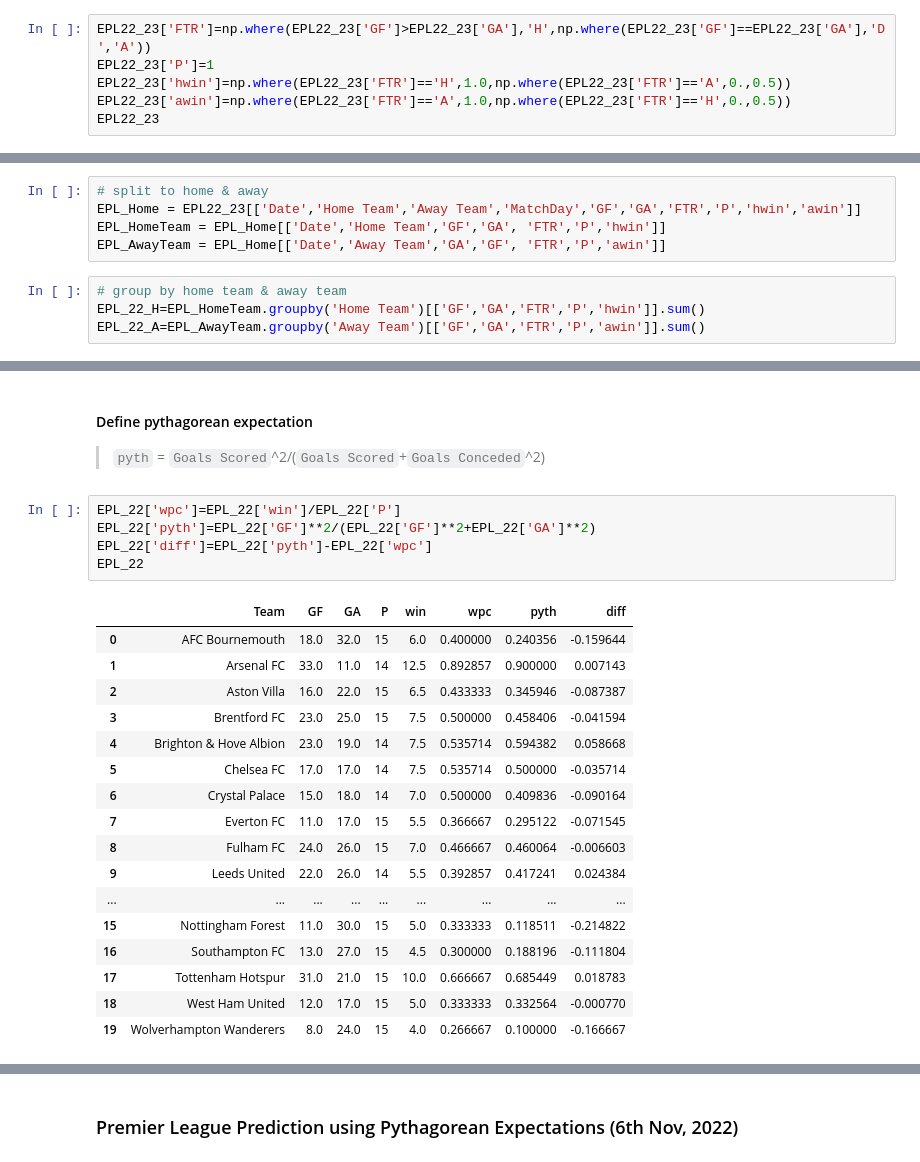
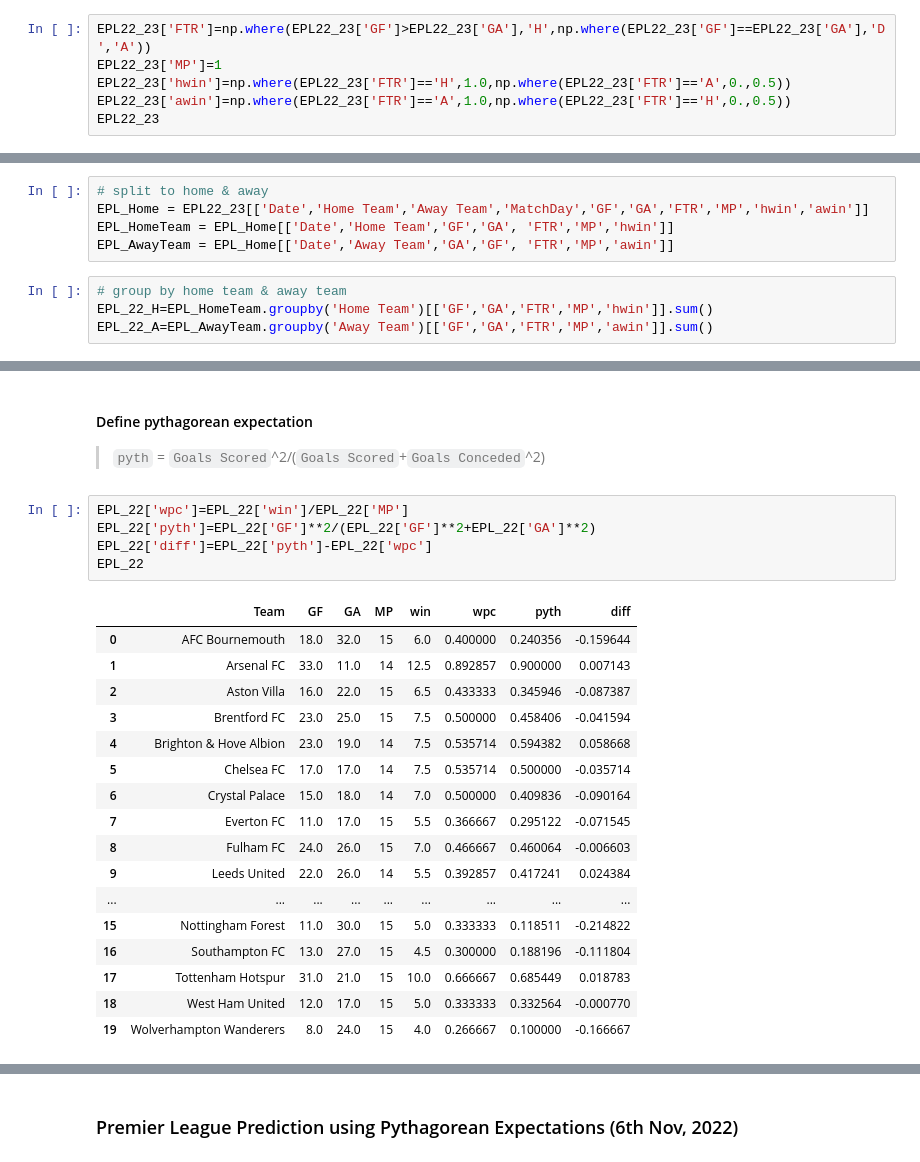
Before and after one commit to oanokyen/ml-projs, a Jupyter notebook: EPL Prediction/EPL Prediction.ipynb, the cells around one changed output, grey strips where cells are left out. Cells and saved outputs as stored; diff of their text form.

```diff
--- a/EPL Prediction/EPL Prediction.ipynb
+++ b/EPL Prediction/EPL Prediction.ipynb
@@ -41,7 +41,7 @@ Create columns
 >`awin` = away win
 # %%
 EPL22_23['FTR']=np.where(EPL22_23['GF']>EPL22_23['GA'],'H',np.where(EPL22_23['GF']==EPL22_23['GA'],'D','A'))
-EPL22_23['P']=1
+EPL22_23['MP']=1
 EPL22_23['hwin']=np.where(EPL22_23['FTR']=='H',1.0,np.where(EPL22_23['FTR']=='A',0.,0.5))
 EPL22_23['awin']=np.where(EPL22_23['FTR']=='A',1.0,np.where(EPL22_23['FTR']=='H',0.,0.5))
 EPL22_23
@@ -61,13 +61,13 @@ EPL22_23
 146 rows × 16 columns
 # %%
 # split to home & away
-EPL_Home = EPL22_23[['Date','Home Team','Away Team','MatchDay','GF','GA','FTR','P','hwin','awin']]
-EPL_HomeTeam = EPL_Home[['Date','Home Team','GF','GA', 'FTR','P','hwin']]
-EPL_AwayTeam = EPL_Home[['Date','Away Team','GA','GF', 'FTR','P','awin']]
+EPL_Home = EPL22_23[['Date','Home Team','Away Team','MatchDay','GF','GA','FTR','MP','hwin','awin']]
+EPL_HomeTeam = EPL_Home[['Date','Home Team','GF','GA', 'FTR','MP','hwin']]
+EPL_AwayTeam = EPL_Home[['Date','Away Team','GA','GF', 'FTR','MP','awin']]
 # %%
 # group by home team & away team
-EPL_22_H=EPL_HomeTeam.groupby('Home Team')[['GF','GA','FTR','P','hwin']].sum()
-EPL_22_A=EPL_AwayTeam.groupby('Away Team')[['GF','GA','FTR','P','awin']].sum()
+EPL_22_H=EPL_HomeTeam.groupby('Home Team')[['GF','GA','FTR','MP','hwin']].sum()
+EPL_22_A=EPL_AwayTeam.groupby('Away Team')[['GF','GA','FTR','MP','awin']].sum()
 # %%
 #rename hwin to win
 EPL_22_H.rename(columns={'hwin':'win'},inplace=True)
@@ -86,12 +86,12 @@ EPL_22.rename(columns={'index':'Team'},inplace=True)
 #### Define pythagorean expectation
 >`pyth` = `Goals Scored`^2/(`Goals Scored`+`Goals Conceded`^2)
 # %%
-EPL_22['wpc']=EPL_22['win']/EPL_22['P']
+EPL_22['wpc']=EPL_22['win']/EPL_22['MP']
 EPL_22['pyth']=EPL_22['GF']**2/(EPL_22['GF']**2+EPL_22['GA']**2)
 EPL_22['diff']=EPL_22['pyth']-EPL_22['wpc']
 EPL_22
 # %% [output]
-|  | Team | GF | GA | P | win | wpc | pyth | diff |
+|  | Team | GF | GA | MP | win | wpc | pyth | diff |
 | 0 | AFC Bournemouth | 18.0 | 32.0 | 15 | 6.0 | 0.400000 | 0.240356 | -0.159644 |
 | 1 | Arsenal FC | 33.0 | 11.0 | 14 | 12.5 | 0.892857 | 0.900000 | 0.007143 |
 | 2 | Aston Villa | 16.0 | 22.0 | 15 | 6.5 | 0.433333 | 0.345946 | -0.087387 |
```
Also changed, not shown: parts of 6 cells of this notebook.
